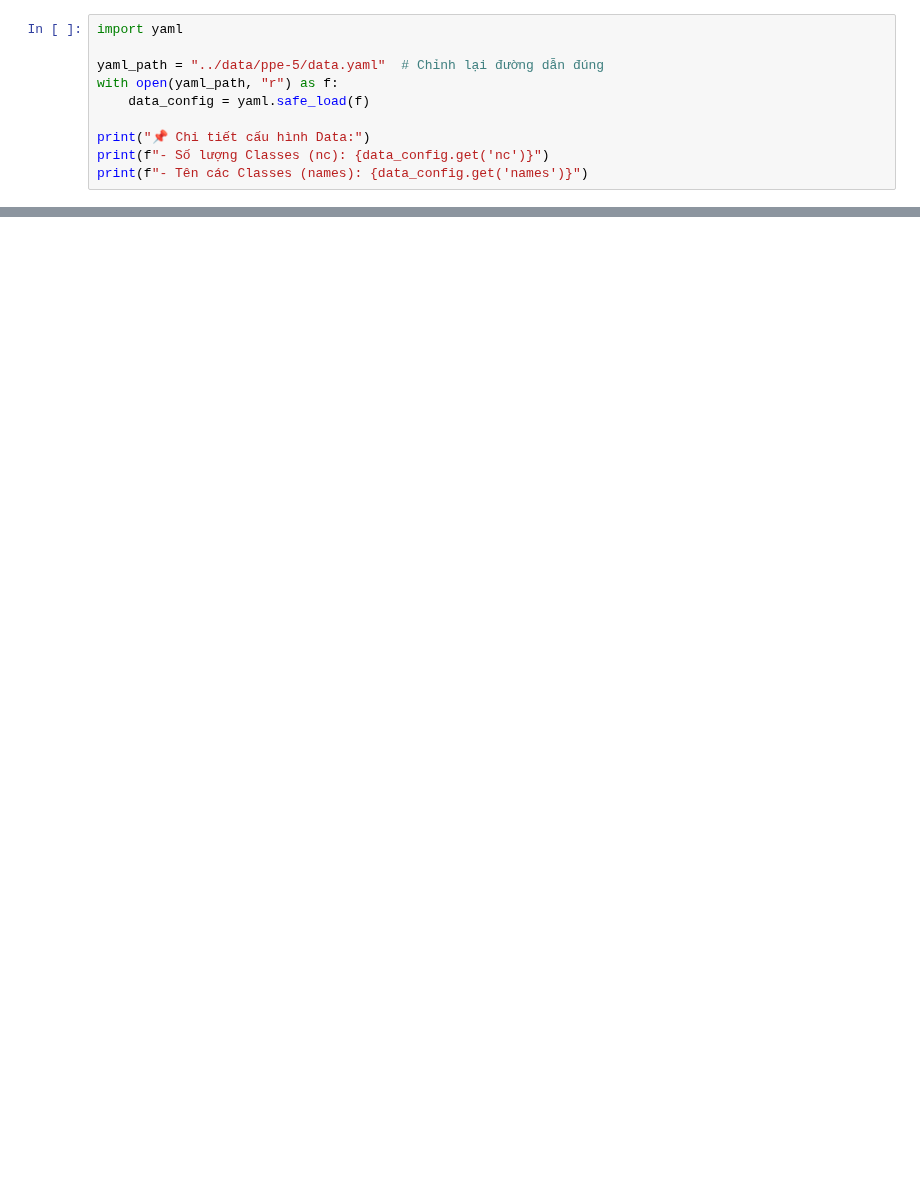
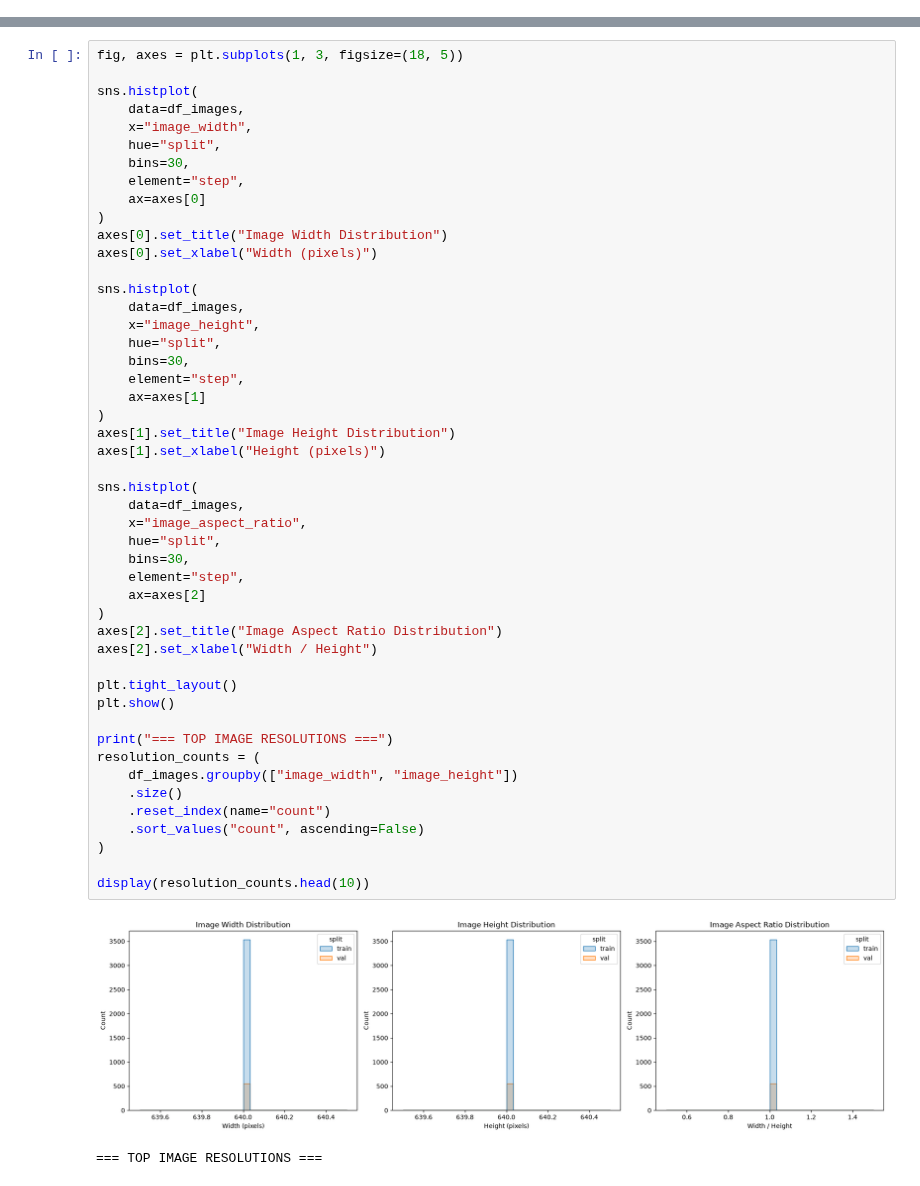
Before and after one commit to DuyDQ206/PPE-Detection, a Jupyter notebook: notebooks/01_eda.ipynb, the cells around one changed output, grey strips where cells are left out. Drawn from its saved outputs; the diff is of its cells as text; blank space fills up the shorter version.

```diff
--- a/notebooks/01_eda.ipynb
+++ b/notebooks/01_eda.ipynb
@@ -4,10 +0,0 @@ Kiểm tra xem dataset Roboflow định nghĩa những class nào và số lư
-# %%
-import yaml
-
-yaml_path = "../data/ppe-5/data.yaml"  # Chỉnh lại đường dẫn đúng
-with open(yaml_path, "r") as f:
-    data_config = yaml.safe_load(f)
-
-print("📌 Chi tiết cấu hình Data:")
-print(f"- Số lượng Classes (nc): {data_config.get('nc')}")
-print(f"- Tên các Classes (names): {data_config.get('names')}")
@@ -121,0 +504,51 @@ plt.show()
+# %%
+fig, axes = plt.subplots(1, 3, figsize=(18, 5))
+
+sns.histplot(
+    data=df_images,
+    x="image_width",
+    hue="split",
+    bins=30,
+    element="step",
+    ax=axes[0]
+)
+axes[0].set_title("Image Width Distribution")
+axes[0].set_xlabel("Width (pixels)")
+
+sns.histplot(
+    data=df_images,
+    x="image_height",
+    hue="split",
+    bins=30,
+    element="step",
+    ax=axes[1]
+)
+axes[1].set_title("Image Height Distribution")
+axes[1].set_xlabel("Height (pixels)")
+
+sns.histplot(
+    data=df_images,
+    x="image_aspect_ratio",
+    hue="split",
+    bins=30,
+    element="step",
+    ax=axes[2]
+)
+axes[2].set_title("Image Aspect Ratio Distribution")
+axes[2].set_xlabel("Width / Height")
+
+plt.tight_layout()
+plt.show()
+
+print("=== TOP IMAGE RESOLUTIONS ===")
+resolution_counts = (
+    df_images.groupby(["image_width", "image_height"])
+    .size()
+    .reset_index(name="count")
+    .sort_values("count", ascending=False)
+)
+
+display(resolution_counts.head(10))
+# %% [output]
+[figure, added]
+=== TOP IMAGE RESOLUTIONS ===
```
Also changed, not shown: parts of 49 cells of this notebook.
